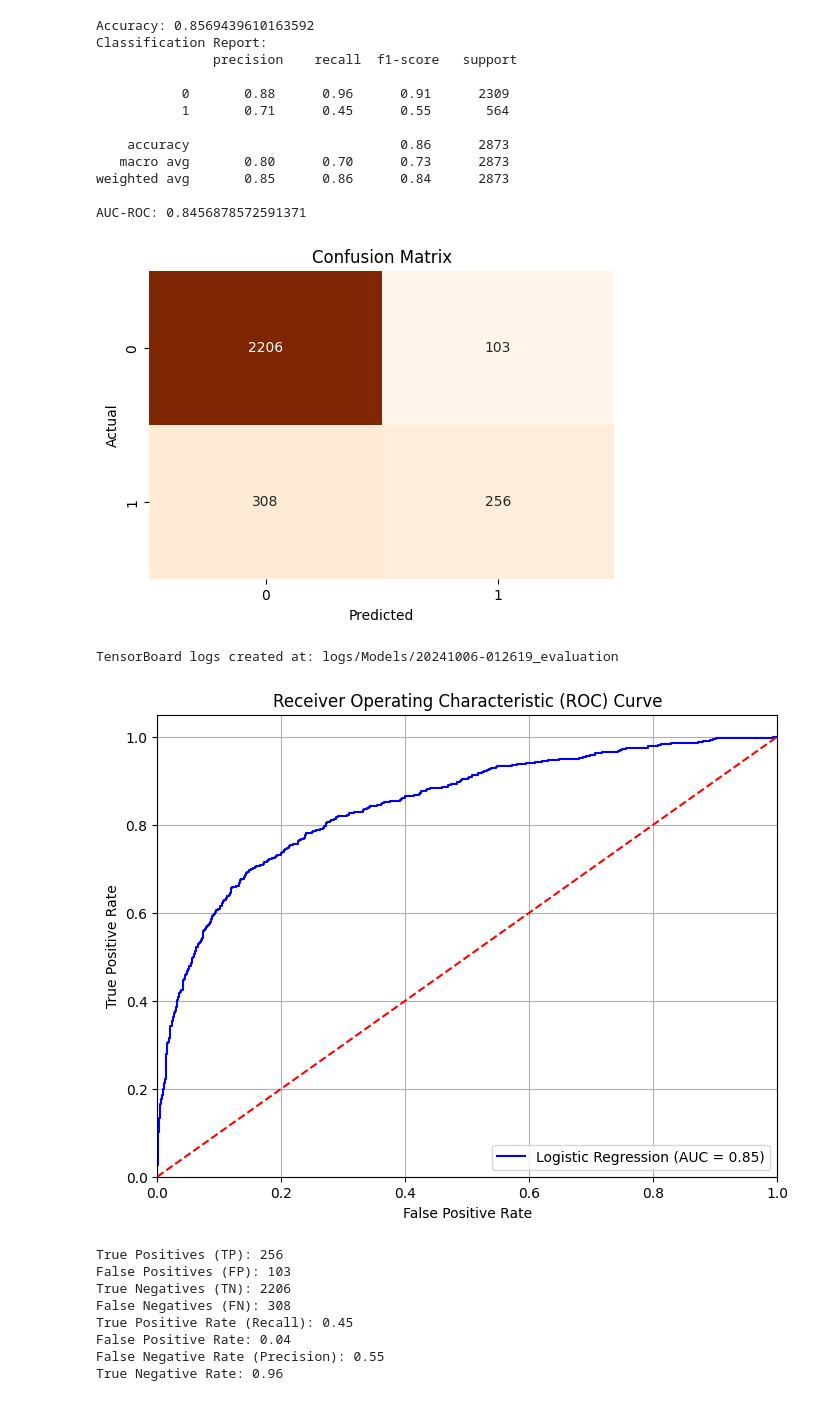
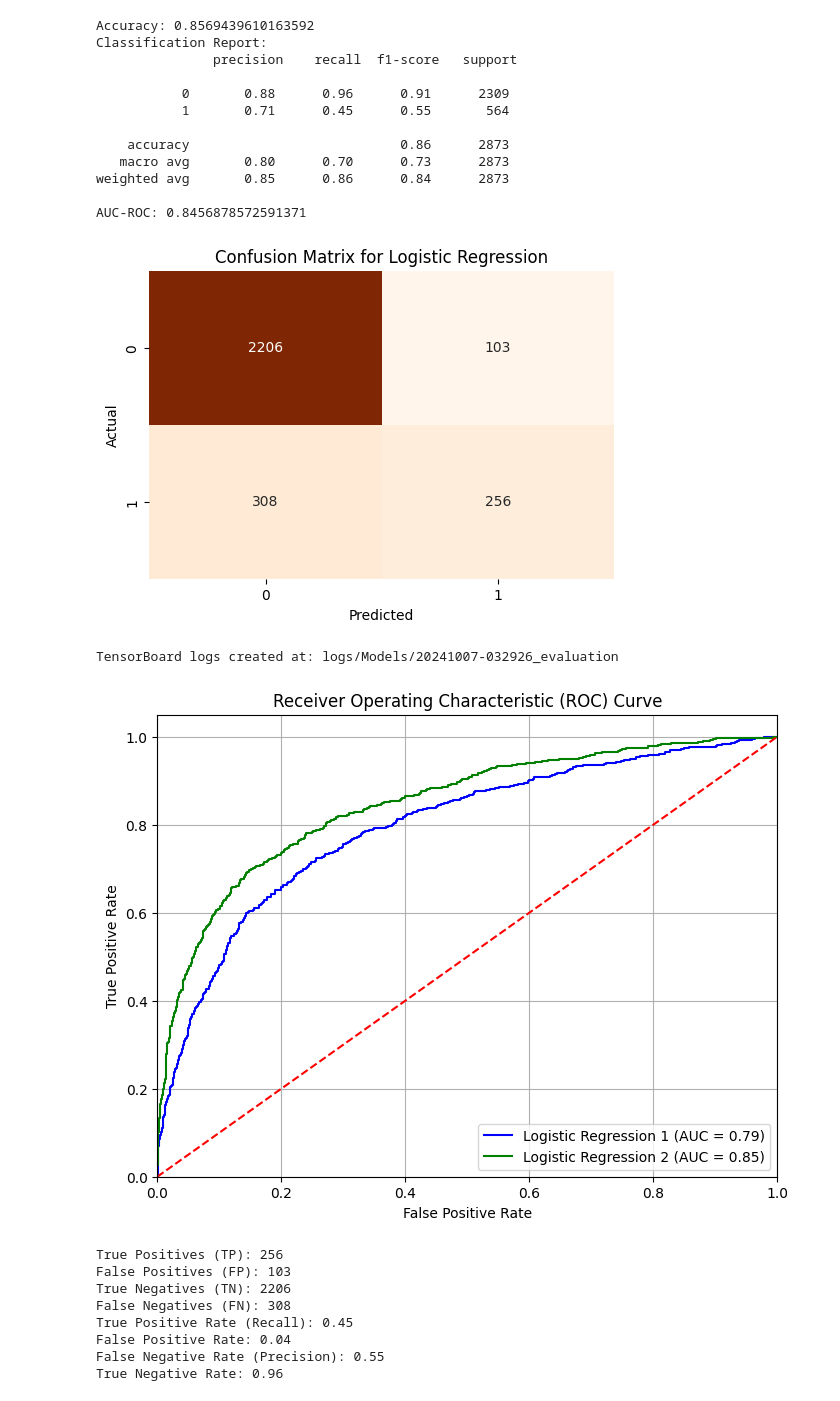
Before and after one commit to mohamedseif-10/Graduation-project-DEPI, a Jupyter notebook: Machine_Learning/ML_Models.ipynb, the cells around one changed output. Cells and saved outputs as stored; diff of their text form; code cells hidden in the pictures.

```diff
--- a/Machine_Learning/ML_Models.ipynb
+++ b/Machine_Learning/ML_Models.ipynb
@@ -161,9 +142,9 @@ print("Accuracy:", accuracy)
 print("Classification Report:\n", report)
 
 # AUC-ROC score, use the predicted probabilities
-y_pred_prob_lr = lr_model.predict_proba(X_test_scaled)[:, 1]  # Get probabilities for class 1 (churn)
-auc_roc = roc_auc_score(y_test, y_pred_prob_lr)
-print("AUC-ROC:", auc_roc)
+y_pred_prob_lr1 = lr_model.predict_proba(X_test_scaled)[:, 1]  # Get probabilities for class 1 (churn)
+auc_roc_lr1 = roc_auc_score(y_test, y_pred_prob_lr1)
+print("AUC-ROC:", auc_roc_lr1)
 # %% [output]
 Accuracy: 0.8273581621997912
 Classification Report:
@@ -291,8 +228,7 @@ from sklearn.model_selection import train_test_split
 from sklearn.preprocessing import StandardScaler
 from sklearn.metrics import accuracy_score, classification_report, roc_auc_score
 
-# Split the data into training and testing sets
-X_train, X_test, y_train, y_test = train_test_split(X, y, test_size=0.3, random_state=42)
+X_train, X_test, y_train, y_test_lr = train_test_split(X, y, test_size=0.3, random_state=42)
 
 # Standardize the features (important for logistic regression)
 scaler = StandardScaler()
@@ -305,17 +241,16 @@ lr_model = LogisticRegression(solver="liblinear" ,penalty='l1')
 # Fit the model to the training data
 lr_model.fit(X_train_scaled, y_train)
 
-# Predict class labels (0 or 1) on the test set
 y_pred = lr_model.predict(X_test_scaled)
 
-accuracy = accuracy_score(y_test,y_pred)
+accuracy = accuracy_score(y_test_lr,y_pred)
 print("Accuracy:", accuracy)
-report = classification_report(y_test,y_pred)
+report = classification_report(y_test_lr,y_pred)
 print("Classification Report:\n", report)
 # the AUC-ROC score, use the predicted probabilities
-y_pred_prob_lr = lr_model.predict_proba(X_test_scaled)[:, 1]
-auc_roc = roc_auc_score(y_test, y_pred_prob_lr) # Get probabilities for class 1 (churn)
-print("AUC-ROC:", auc_roc)
+y_pred_prob_lr2 = lr_model.predict_proba(X_test_scaled)[:, 1]
+auc_roc_lr2 = roc_auc_score(y_test_lr, y_pred_prob_lr2) # Get probabilities for class 1 (churn)
+print("AUC-ROC:", auc_roc_lr2)
 # %% [output]
 Accuracy: 0.8569439610163592
 Classification Report:
@@ -331,60 +266,71 @@ weighted avg       0.85      0.86      0.84      2873
 AUC-ROC: 0.8456878572591371
 # %%
 # Confusion matrix
-cm = confusion_matrix(y_test, y_pred)
+cm = confusion_matrix(y_test_lr, y_pred)
 
-# Plot confusion matrix as a heatmap
 plt.figure(figsize=(6, 4))
 sns.heatmap(cm, annot=True, fmt='d', cmap='Oranges', cbar=False)
-plt.title('Confusion Matrix')
+plt.title('Confusion Matrix for Logistic Regression')
 plt.xlabel('Predicted')
 plt.ylabel('Actual')
-# Save the plot as an image and log it to TensorBoard
+
 buf = io.BytesIO()  # Create a buffer to save the figure
 plt.savefig(buf, format='png')  # Save the current figure to the buffer
 plt.show()
-plt.close()  # Close the plot
+plt.close()
 
-# Convert the image buffer to a TensorFlow image
 image = tf.image.decode_png(buf.getvalue(), channels=4)
 image = tf.expand_dims(image, 0)  # Add the batch dimension
 # %% [output]
-[figure, old version]
+[figure, new version]
 # %%
+import datetime
+import tensorflow as tf
 current_time = datetime.datetime.now().strftime("%Y%m%d-%H%M%S")
 log_dir = 'logs/Models/' + current_time + '_evaluation'
 summary_writer = tf.summary.create_file_writer(log_dir)
 # Log metrics to TensorBoard
 with summary_writer.as_default():
     tf.summary.scalar('Accuracy_LogisticRegression', accuracy, step=1)
-    # tf.summary.scalar("Classification Report", report)
-    tf.summary.scalar('AUC-ROC', auc_roc, step=1)
+    tf.summary.scalar('AUC-ROC', auc_roc_lr2, step=1)
     tf.summary.image('Confusion Matrix', image, step=1)
 
 print(f"TensorBoard logs created at: {log_dir}")
 # %% [output]
-TensorBoard logs created at: logs/Models/20241006-012619_evaluation
+TensorBoard logs created at: logs/Models/20241007-032926_evaluation
 # %%
 import matplotlib.pyplot as plt
 from sklearn.metrics import roc_curve, roc_auc_score
-# Compute ROC curve and AUC score
-fpr, tpr, thresholds = roc_curve(y_test, y_pred_prob_lr)  # fpr: false positive rate, tpr: true positive rate
-roc_auc = roc_auc_score(y_test, y_pred_prob_lr)
 
-# Plot ROC curve
+# Compute ROC curve and AUC for Logistic Regression
+fpr_lr1, tpr_lr1, _ = roc_curve(y_test, y_pred_prob_lr1)
+roc_auc_lr1 = roc_auc_score(y_test, y_pred_prob_lr1)
+
+# Compute ROC curve and AUC
+fpr_lr2, tpr_lr2, _ = roc_curve(y_test_lr, y_pred_prob_lr2)
+roc_auc_lr2 = roc_auc_score(y_test_lr, y_pred_prob_lr2)
+
 plt.figure(figsize=(8, 6))
-plt.plot(fpr, tpr, color='blue', label=f'Logistic Regression (AUC = {roc_auc:.2f})')
-plt.plot([0, 1], [0, 1], color='red', linestyle='--')  # Diagonal line (random classifier)
+
+# ROC for Logistic Regression
+plt.plot(fpr_lr1, tpr_lr1, color='blue', label=f'Logistic Regression 1 (AUC = {roc_auc_lr1:.2f})')
+
+plt.plot(fpr_lr2, tpr_lr2, color='green', label=f'Logistic Regression 2 (AUC = {roc_auc_lr2:.2f})')
+
+# Diagonal line (random classifier)
+plt.plot([0, 1], [0, 1], color='red', linestyle='--')
+
 plt.xlim([0.0, 1.0])
 plt.ylim([0.0, 1.05])
 plt.xlabel('False Positive Rate')
 plt.ylabel('True Positive Rate')
 plt.title('Receiver Operating Characteristic (ROC) Curve')
 plt.legend(loc="lower right")
 plt.grid()
+
 plt.show()
 # %% [output]
-[figure, old version]
+[figure, new version]
 # %%
 from sklearn.metrics import confusion_matrix
 y_pred = lr_model.predict(X_test_scaled)
```
Also changed, not shown: parts of 30 cells of this notebook, 14 other files.
